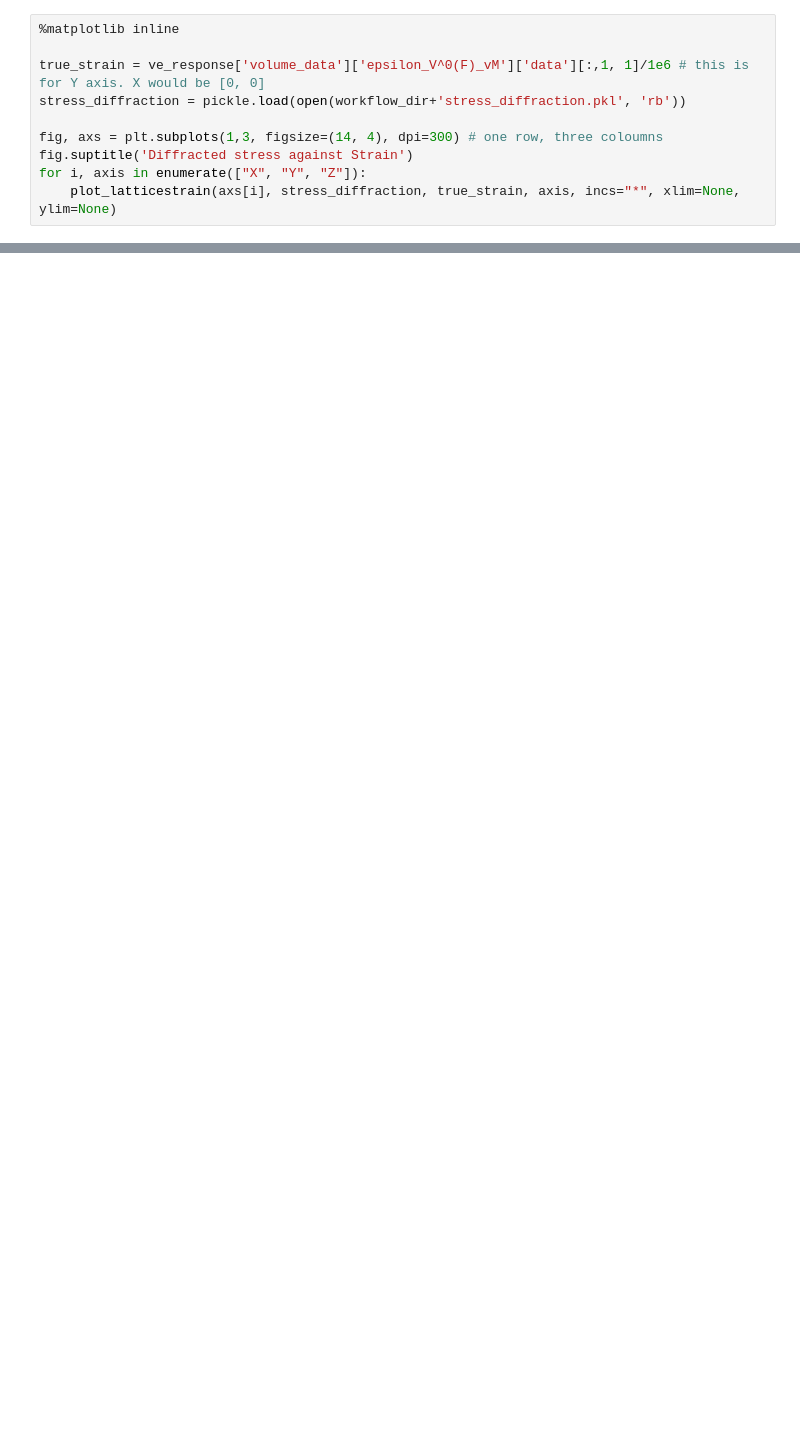
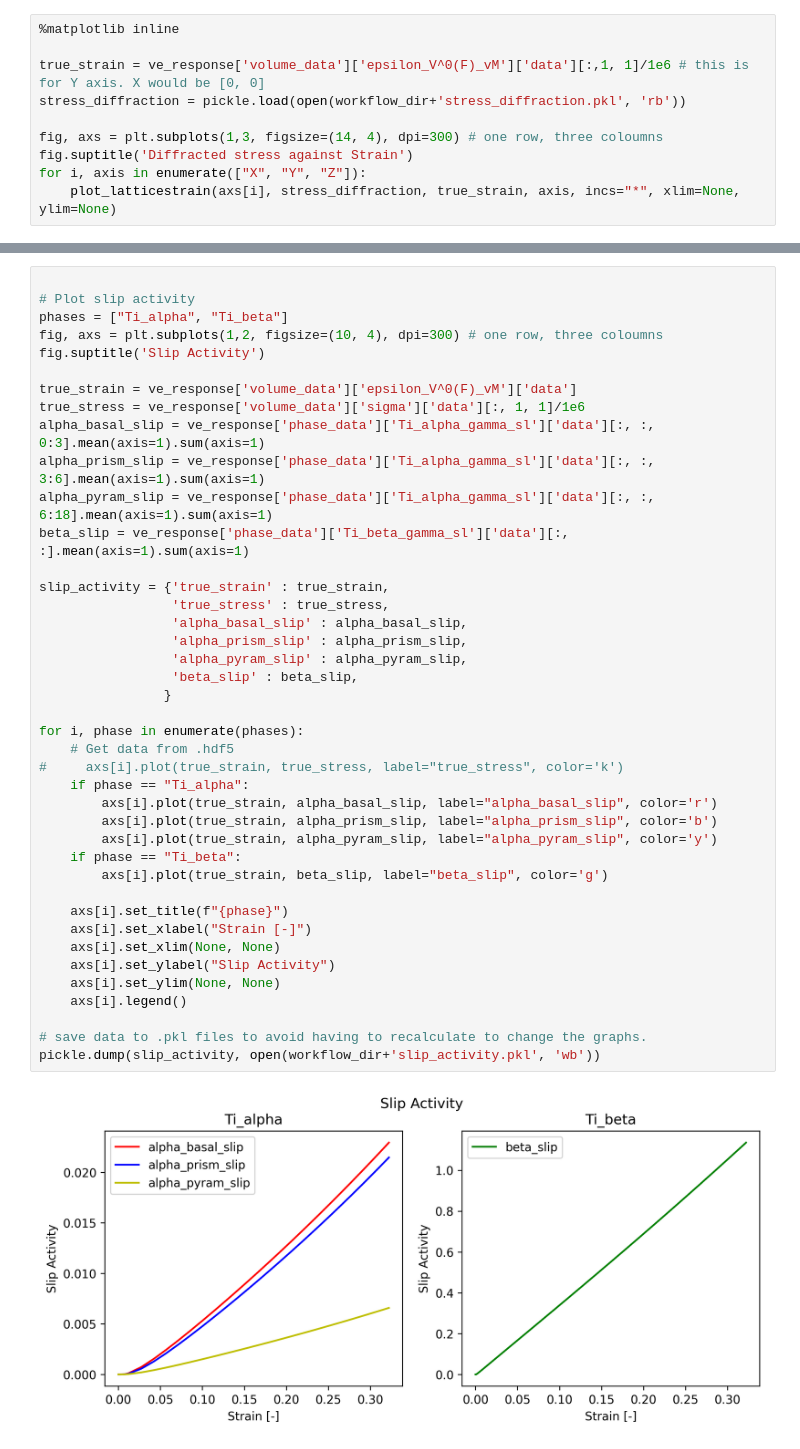
Before and after one commit to LightForm-group/Diffraction-postprocessing, a Jupyter notebook: post-processing_example.ipynb, the cells around one changed output, grey strips where cells are left out. Saved outputs shown, nothing was run; the diff lists cells and outputs as text; blank space fills up the shorter version.

Commit message:
Plot slip activity of workflow for each phase   And save slip activity data as .pkl for later use

```diff
--- a/post-processing_example.ipynb
+++ b/post-processing_example.ipynb
@@ -332,0 +376,43 @@ for i, axis in enumerate(["X", "Y", "Z"]):
+# %%
+
+# Plot slip activity
+phases = ["Ti_alpha", "Ti_beta"]
+fig, axs = plt.subplots(1,2, figsize=(10, 4), dpi=300) # one row, three coloumns
+fig.suptitle('Slip Activity')
+
+true_strain = ve_response['volume_data']['epsilon_V^0(F)_vM']['data']
+true_stress = ve_response['volume_data']['sigma']['data'][:, 1, 1]/1e6
+alpha_basal_slip = ve_response['phase_data']['Ti_alpha_gamma_sl']['data'][:, :, 0:3].mean(axis=1).sum(axis=1)
+alpha_prism_slip = ve_response['phase_data']['Ti_alpha_gamma_sl']['data'][:, :, 3:6].mean(axis=1).sum(axis=1)
+alpha_pyram_slip = ve_response['phase_data']['Ti_alpha_gamma_sl']['data'][:, :, 6:18].mean(axis=1).sum(axis=1)
+beta_slip = ve_response['phase_data']['Ti_beta_gamma_sl']['data'][:, :].mean(axis=1).sum(axis=1)
+
+slip_activity = {'true_strain' : true_strain,
+                 'true_stress' : true_stress,
+                 'alpha_basal_slip' : alpha_basal_slip,
+                 'alpha_prism_slip' : alpha_prism_slip,
+                 'alpha_pyram_slip' : alpha_pyram_slip,
+                 'beta_slip' : beta_slip,
+                }
+
+for i, phase in enumerate(phases):
+    # Get data from .hdf5
+#     axs[i].plot(true_strain, true_stress, label="true_stress", color='k')
+    if phase == "Ti_alpha":
+        axs[i].plot(true_strain, alpha_basal_slip, label="alpha_basal_slip", color='r')
+        axs[i].plot(true_strain, alpha_prism_slip, label="alpha_prism_slip", color='b')
+        axs[i].plot(true_strain, alpha_pyram_slip, label="alpha_pyram_slip", color='y')
+    if phase == "Ti_beta":
+        axs[i].plot(true_strain, beta_slip, label="beta_slip", color='g')
+
+    axs[i].set_title(f"{phase}")
+    axs[i].set_xlabel("Strain [-]")
+    axs[i].set_xlim(None, None)
+    axs[i].set_ylabel("Slip Activity")
+    axs[i].set_ylim(None, None)
+    axs[i].legend()
+
+# save data to .pkl files to avoid having to recalculate to change the graphs.
+pickle.dump(slip_activity, open(workflow_dir+'slip_activity.pkl', 'wb'))
+# %% [output]
+[figure, added]
```
Also changed, not shown: parts of 8 cells of this notebook.
